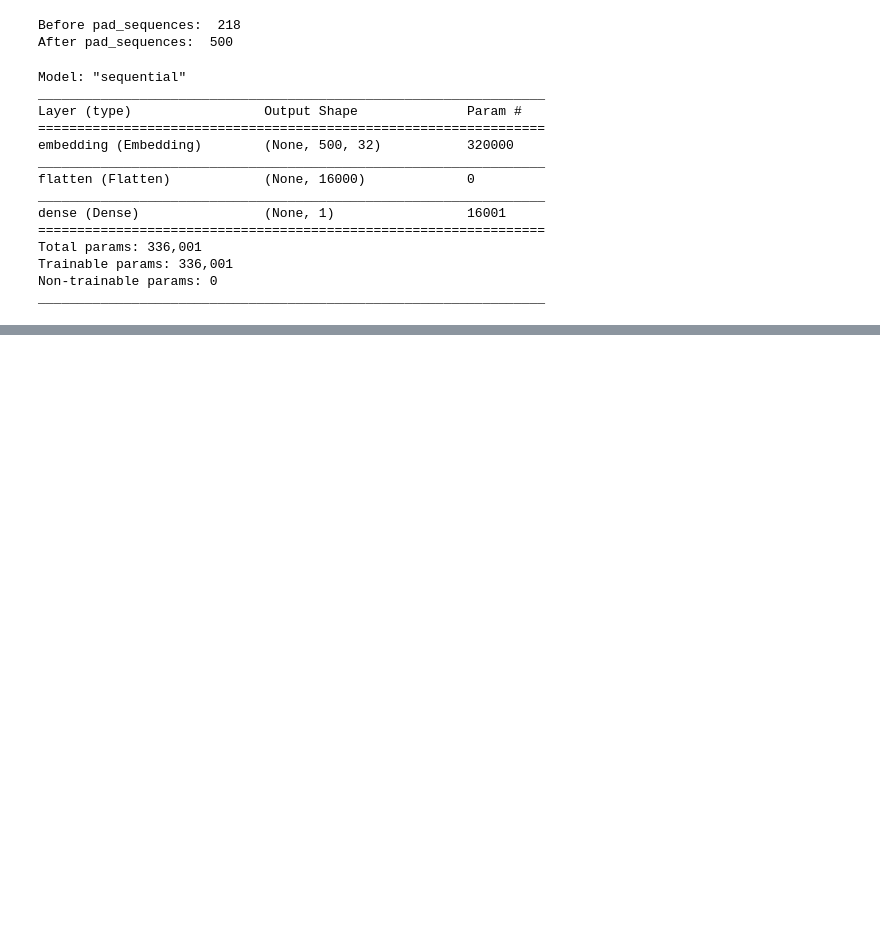
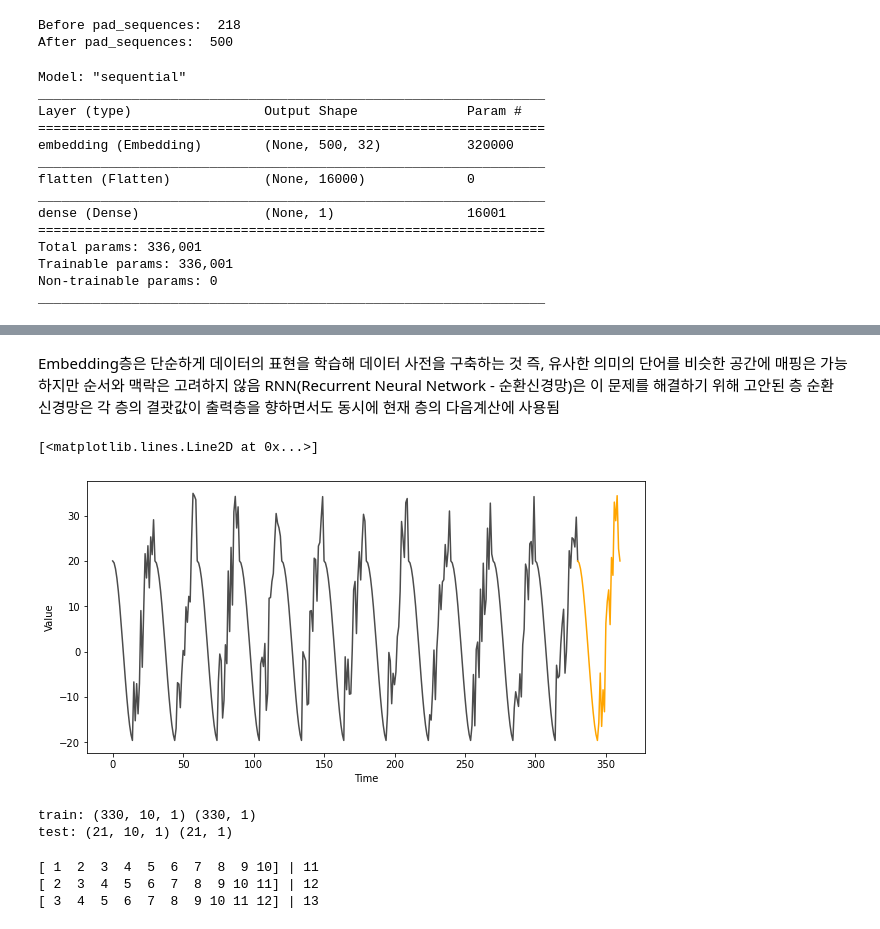
Before and after one commit to Jeong-Beom/TIL, a Jupyter notebook: Self-Study/복습 및 자습/Tensorflow/순환신경망.ipynb, the cells around one changed output, grey strips where cells are left out. Saved outputs shown, nothing was run; the diff lists cells and outputs as text; code cells hidden in the pictures; blank space fills up the shorter version.

```diff
--- a/Self-Study/복습 및 자습/Tensorflow/순환신경망.ipynb
+++ b/Self-Study/복습 및 자습/Tensorflow/순환신경망.ipynb
@@ -113,0 +114,65 @@ model.evaluate(pad_X_test, y_test)
+# %% [markdown]
+Embedding층은 단순하게 데이터의 표현을 학습해 데이터 사전을 구축하는 것
+즉, 유사한 의미의 단어를 비슷한 공간에 매핑은 가능하지만 순서와 맥락은 고려하지 않음
+RNN(Recurrent Neural Network - 순환신경망)은 이 문제를 해결하기 위해 고안된 층
+순환 신경망은 각 층의 결괏값이 출력층을 향하면서도 동시에 현재 층의 다음계산에 사용됨
+# %%
+import numpy as np
+import matplotlib.pyplot as plt
+
+np.random.seed(2020)
+
+time = np.arange(30*12+1)
+month_time = (time % 30) / 30
+time_series = 20 * np.where(month_time < 0.5, np.cos(2*np.pi*month_time),
+                            np.cos(2*np.pi*month_time) + np.random.random(361))
+plt.figure(figsize = (10, 5))
+plt.xlabel('Time')
+plt.ylabel('Value')
+plt.plot(np.arange(0, 30*11+1), time_series[:30*11+1], color = 'black', alpha = 0.7)
+
+plt.plot(np.arange(30*11, 30*12+1), time_series[30*11:], color = 'orange')
+# %% [output]
+[<matplotlib.lines.Line2D at 0x...>]
+[figure, added]
+# %%
+def make_sequence(time_series, n):
+    x_train, y_train = list(), list()
+
+    for i in range(len(time_series)):
+        x = time_series[i:(i+n)]
+        if (i+n) < len(time_series):
+            x_train.append(x)
+            y_train.append(time_series[i+n])
+        else:
+            break
+    return np.array(x_train), np.array(y_train)
+
+n = 10
+x_train, y_train = make_sequence(time_series, n)
+
+x_train = x_train.reshape(-1, n, 1)
+y_train = y_train.reshape(-1, 1)
+
+from sklearn.model_selection import train_test_split
+
+partial_x_train = x_train[:30*11]
+partial_y_train = y_train[:30*11]
+x_test = x_train[30*11:]
+y_test = y_train[30*11:]
+
+print('train:', partial_x_train.shape, partial_y_train.shape)
+print('test:', x_test.shape, y_test.shape)
+# %% [output]
+train: (330, 10, 1) (330, 1)
+test: (21, 10, 1) (21, 1)
+# %%
+test_arr = np.arange(100)
+a, b = make_sequence(test_arr, 10)
+
+for i in range(1, 4):
+    print(a[i], '|', b[i])
+# %% [output]
+[ 1  2  3  4  5  6  7  8  9 10] | 11
+[ 2  3  4  5  6  7  8  9 10 11] | 12
+[ 3  4  5  6  7  8  9 10 11 12] | 13
```
Also changed, not shown: parts of 7 cells of this notebook, 1 other file.
